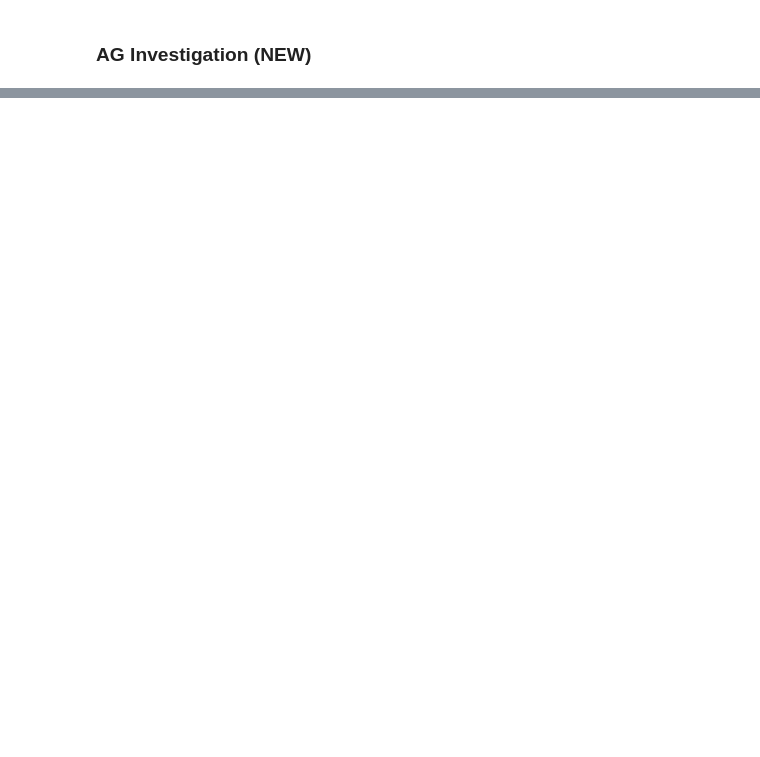
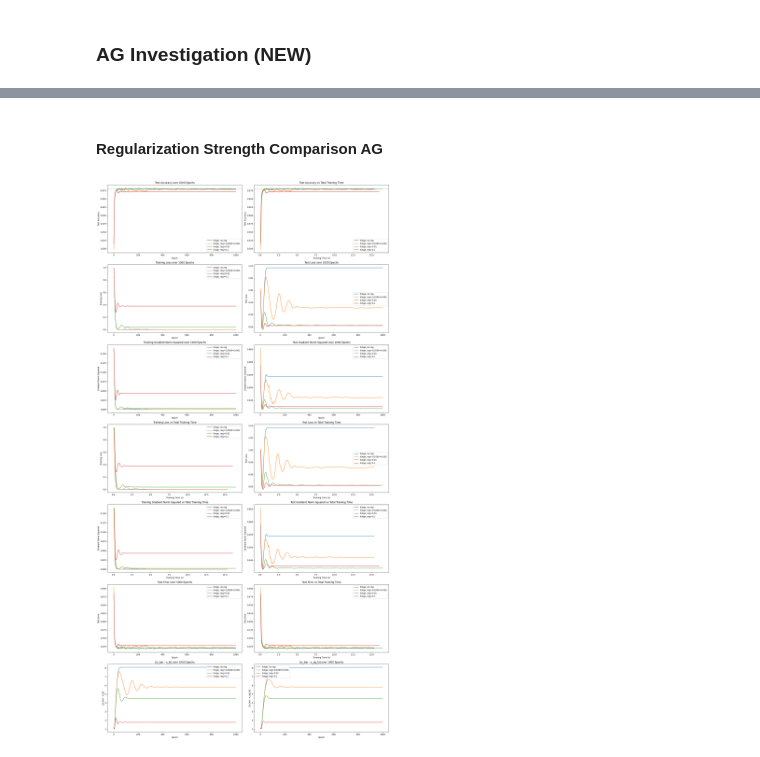
Before and after one commit to thomask902/2024-Numerical-Optimization-Research, a Jupyter notebook: svm/svm_analysis.ipynb, the cells around one changed output, grey strips where cells are left out. Saved outputs shown, nothing was run; the diff lists cells and outputs as text; code cells hidden in the pictures; blank space fills up the shorter version.

```diff
--- a/svm/svm_analysis.ipynb
+++ b/svm/svm_analysis.ipynb
@@ -26,6 +26,8 @@ def plot_results(file_paths, labels):
     test_error_list = [df['Test Error'] for df in dataframes]
     training_loss_list = [df['Training Loss'] for df in dataframes]
     test_loss_list = [df['Test Loss'] for df in dataframes]
+    x_k_list = [df['x_k Comparison'] if 'x_k Comparison' in df.columns else pd.Series([0] * len(df)) for df in dataframes]
+    x_ag_k_list = [df['x_ag_k Comparison'] if 'x_ag_k Comparison' in df.columns else pd.Series([0] * len(df)) for df in dataframes]
 
     # Square the gradient norms
     training_grad_norm_squared_list = [df['Training Gradient Norm']**2 for df in dataframes]
@@ -43,8 +45,8 @@ def plot_results(file_paths, labels):
     cmap = plt.get_cmap(cmap_name)
     colors = [cmap(i % cmap.N) for i in range(num_datasets)]
 
-    # Create subplots with 6 rows and 2 columns
-    fig, axes = plt.subplots(6, 2, figsize=(20, 30))
+    # Create subplots with 7 rows and 2 columns
+    fig, axes = plt.subplots(7, 2, figsize=(20, 38))
 
     # Row 1: Test Accuracy over Epochs and Training Time
     # Plot 1: Test Accuracy over Epochs (left plot)
@@ -150,6 +152,23 @@ def plot_results(file_paths, labels):
     axes[5, 1].set_title('Test Error vs Total Training Time')
     axes[5, 1].legend()
 
+    # Row 7: x_bar and x_k comparisons
+    # Plot 11: x_bar vs x_k vs Epoch (left plot)
+    for i in range(num_datasets):
+        axes[6, 0].plot(epochs_list[i], x_k_list[i], label=labels[i], color=colors[i])
+    axes[6, 0].set_xlabel('Epoch')
+    axes[6, 0].set_ylabel('||x_bar - x_k||')
+    axes[6, 0].set_title(f'||x_bar - x_k|| over {len(epochs)} Epochs')
+    axes[6, 0].legend()
+
+    # Plot 12: x_bar vs x_ag_k vs Epoch (right plot)
+    for i in range(num_datasets):
+        axes[6, 1].plot(epochs_list[i], x_ag_k_list[i], label=labels[i], color=colors[i])
+    axes[6, 1].set_xlabel('Epoch')
+    axes[6, 1].set_ylabel('||x_bar - x_ag_k||')
+    axes[6, 1].set_title(f'||x_bar - x_ag_k|| over {len(epochs)} Epochs')
+    axes[6, 1].legend()
+
     # Adjust the layout
     plt.tight_layout()
 
@@ -411,3 +466,5 @@ labels = ["AG, hinge, reg", "AG, sigmoid, reg"]
 
 plot_results(files, labels)
+# %% [markdown]
+#### Regularization Strength Comparison AG
 # %%
@@ -423,0 +494,14 @@ plot_results(files, labels)
+# %%
+# hinge over 1000 epochs
+ag = "generated/hinge/n_2000_m_1000/AG/lr-0.01/1000/no_batching/no_wd/2024-10-31-10:58:32/results.csv"
+ag2 = "generated/hinge/n_2000_m_1000/AG_reg/lr-0.01/1000/no_batching/no_wd/2024-10-31-10:59:34/results.csv"
+ag3 = "generated/hinge/n_2000_m_1000/AG_reg/lr-0.01/1000/no_batching/no_wd/2024-10-31-11:00:28/results.csv"
+ag4 = "generated/hinge/n_2000_m_1000/AG_reg/lr-0.01/1000/no_batching/no_wd/2024-10-31-11:01:19/results.csv"
+
+
+files = [ag, ag2, ag3, ag4]
+labels = ["hinge, no reg", "hinge, reg=1/1000=0.001", "hinge, reg=0.01", "hinge, reg=0.1"]
+
+plot_results(files, labels)
+# %% [output]
+[figure, added]
```
Also changed, not shown: parts of 19 cells of this notebook, 3 other files.
